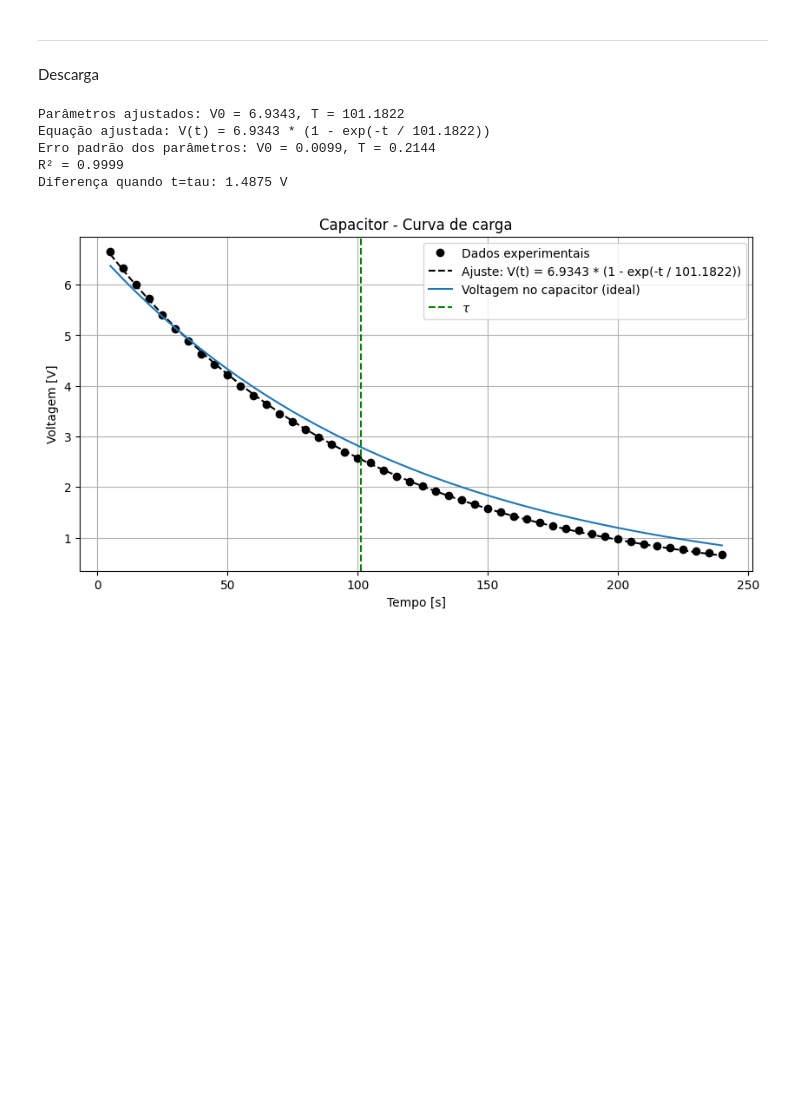
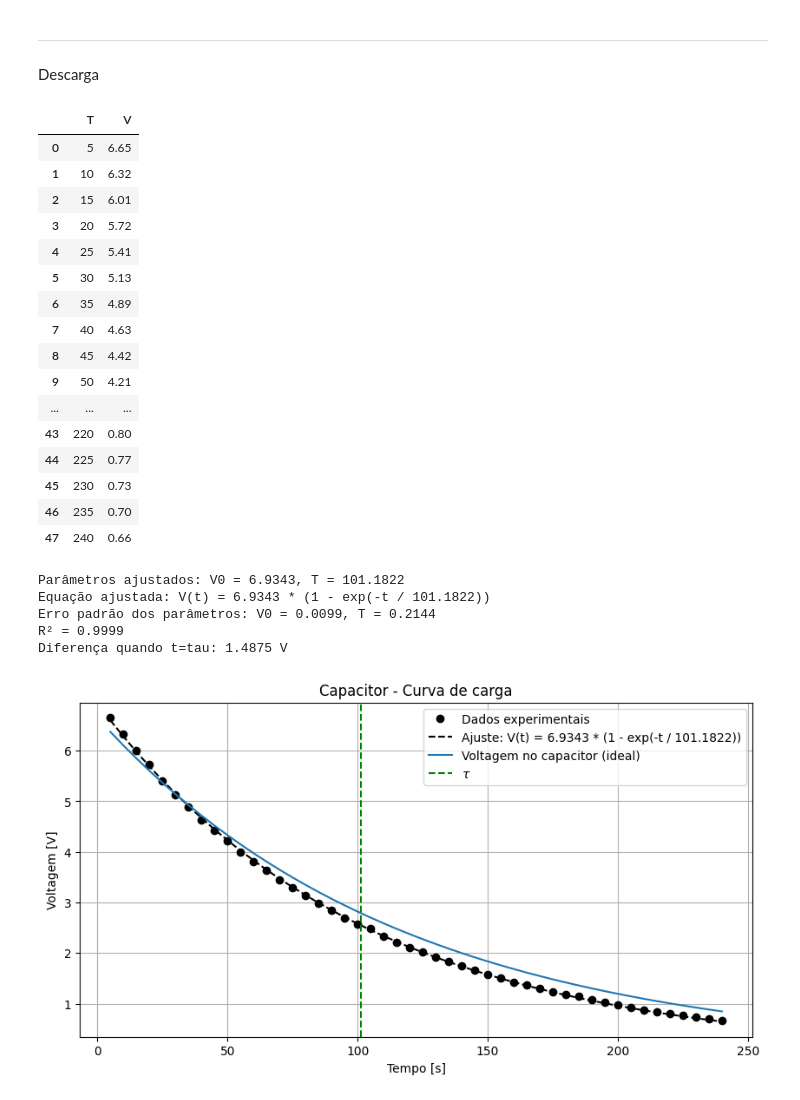
Before and after one commit to ViniciusCMB/Fisexp3, a Jupyter notebook: exp5.ipynb, the cells around one changed output. Cells and saved outputs as stored; diff of their text form; code cells hidden in the pictures; blank space fills up the shorter version.

```diff
--- a/exp5.ipynb
+++ b/exp5.ipynb
@@ -99,6 +109,25 @@ plt.show()
 Descarga
 # %%
 df = pd.read_excel('dados_capacitor_d.xlsx')
+df
+# %% [output]
+|  | T | V |
+| 0 | 5 | 6.65 |
+| 1 | 10 | 6.32 |
+| 2 | 15 | 6.01 |
+| 3 | 20 | 5.72 |
+| 4 | 25 | 5.41 |
+| 5 | 30 | 5.13 |
+| 6 | 35 | 4.89 |
+| 7 | 40 | 4.63 |
+| 8 | 45 | 4.42 |
+| 9 | 50 | 4.21 |
+| ... | ... | ... |
+| 43 | 220 | 0.80 |
+| 44 | 225 | 0.77 |
+| 45 | 230 | 0.73 |
+| 46 | 235 | 0.70 |
+| 47 | 240 | 0.66 |
 # %%
 t_exp = df["T"] # Tempo em segundos
 V_exp = df["V"] # Voltagem medida em volts
```
Also changed, not shown: parts of 4 cells of this notebook, 8 other files.
